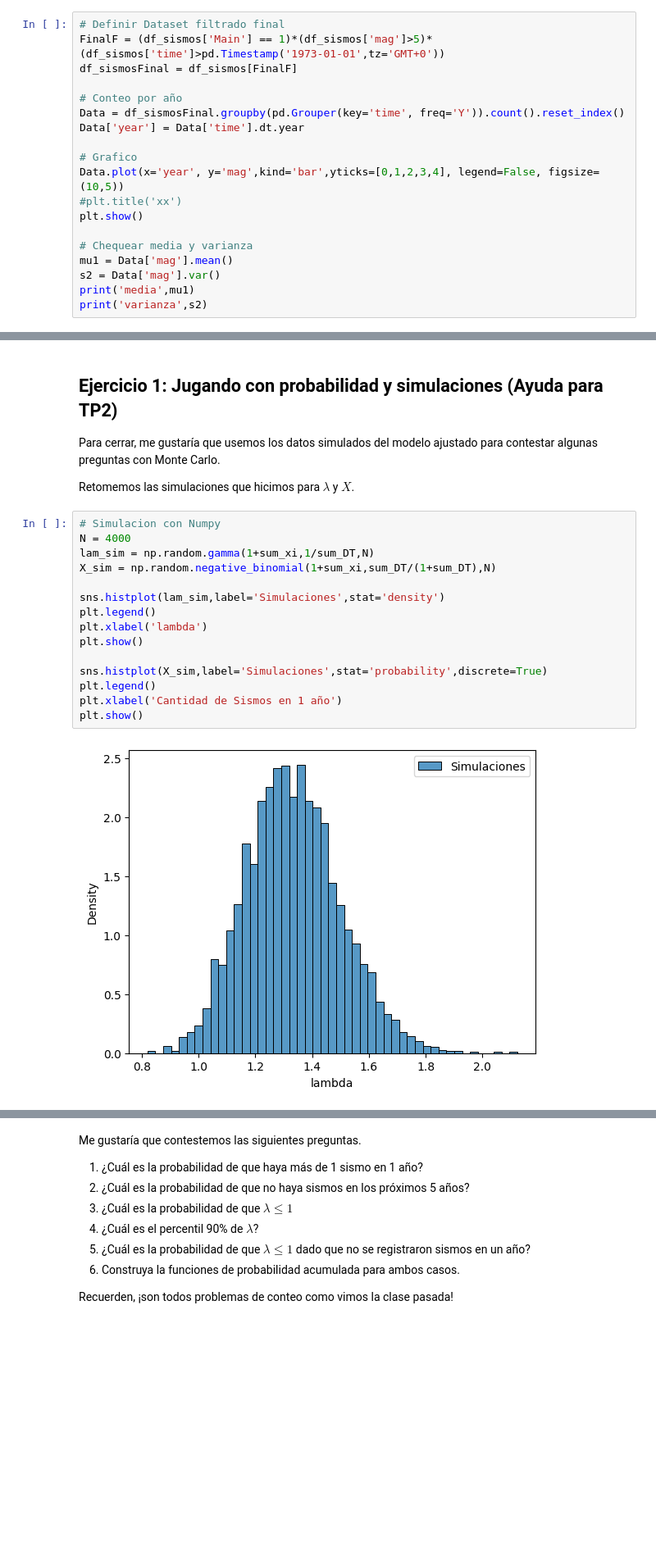
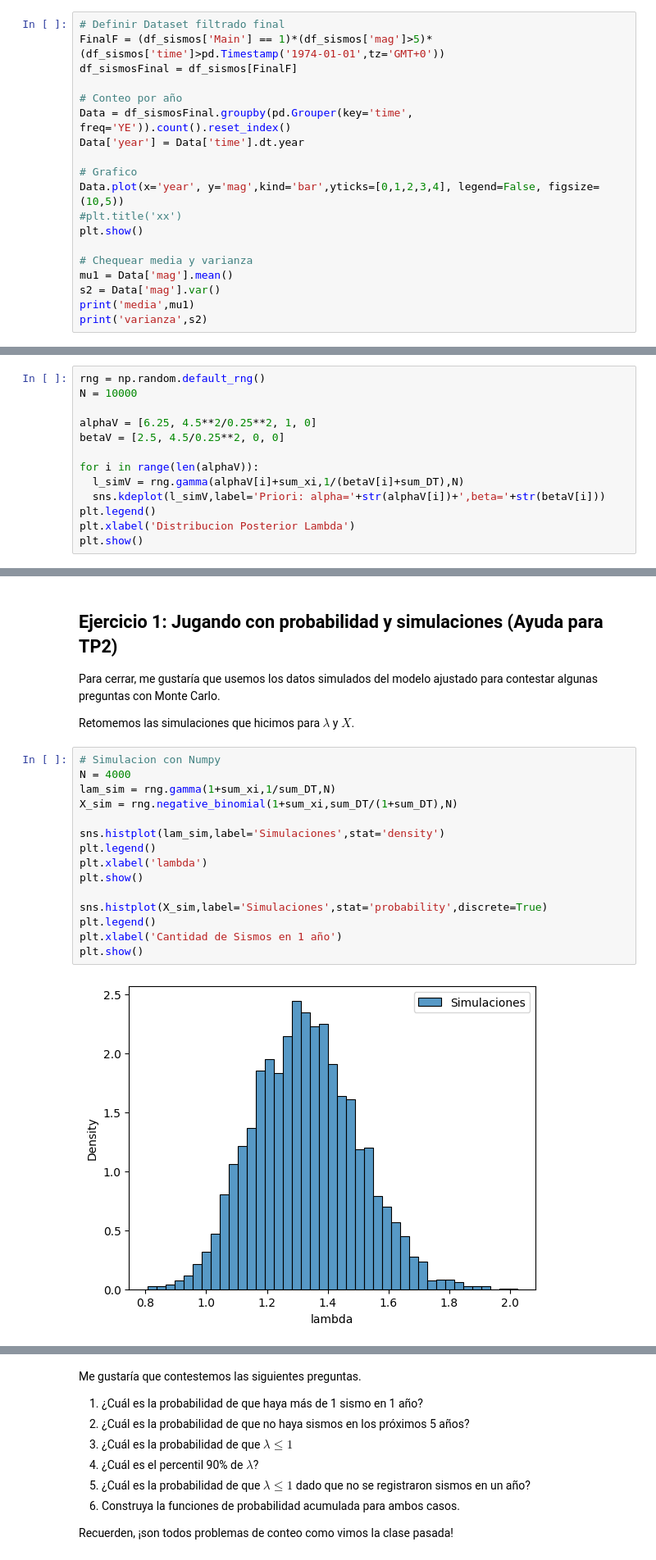
Before and after one commit to mbalbi/ciencia_de_datos, a Jupyter notebook: tps/1c2024/Practica_7_completa.ipynb, the cells around one changed output, grey strips where cells are left out. Shown at 82% size. Saved outputs shown, nothing was run; the diff lists cells and outputs as text; blank space fills up the shorter version.

```diff
--- a/tps/1c2024/Practica_7_completa.ipynb
+++ b/tps/1c2024/Practica_7_completa.ipynb
@@ -229,11 +231,11 @@ for i in range(df_sismos.shape[0]):
       df_sismos.loc[i,'Main'] = 1
 # %%
 # Definir Dataset filtrado final
-FinalF = (df_sismos['Main'] == 1)*(df_sismos['mag']>5)*(df_sismos['time']>pd.Timestamp('1973-01-01',tz='GMT+0'))
+FinalF = (df_sismos['Main'] == 1)*(df_sismos['mag']>5)*(df_sismos['time']>pd.Timestamp('1974-01-01',tz='GMT+0'))
 df_sismosFinal = df_sismos[FinalF]
 
 # Conteo por año
-Data = df_sismosFinal.groupby(pd.Grouper(key='time', freq='Y')).count().reset_index()
+Data = df_sismosFinal.groupby(pd.Grouper(key='time', freq='YE')).count().reset_index()
 Data['year'] = Data['time'].dt.year
 
 # Grafico
@@ -1301,0 +490,13 @@ Como ven entonces, me dio básicamente lo mismo que antes. Así que con esto ya
+# %%
+rng = np.random.default_rng()
+N = 10000
+
+alphaV = [6.25, 4.5**2/0.25**2, 1, 0]
+betaV = [2.5, 4.5/0.25**2, 0, 0]
+
+for i in range(len(alphaV)):
+  l_simV = rng.gamma(alphaV[i]+sum_xi,1/(betaV[i]+sum_DT),N)
+  sns.kdeplot(l_simV,label='Priori: alpha='+str(alphaV[i])+',beta='+str(betaV[i]))
+plt.legend()
+plt.xlabel('Distribucion Posterior Lambda')
+plt.show()
@@ -1308,17 +619,17 @@ Retomemos las simulaciones que hicimos para $\lambda$ y $X$.
 # %%
 # Simulacion con Numpy
 N = 4000
-lam_sim = np.random.gamma(1+sum_xi,1/sum_DT,N)
-X_sim = np.random.negative_binomial(1+sum_xi,sum_DT/(1+sum_DT),N)
+lam_sim = rng.gamma(1+sum_xi,1/sum_DT,N)
+X_sim = rng.negative_binomial(1+sum_xi,sum_DT/(1+sum_DT),N)
 
 sns.histplot(lam_sim,label='Simulaciones',stat='density')
 plt.legend()
 plt.xlabel('lambda')
 plt.show()
 
 sns.histplot(X_sim,label='Simulaciones',stat='probability',discrete=True)
 plt.legend()
 plt.xlabel('Cantidad de Sismos en 1 año')
 plt.show()
 # %% [output]
-[figure, old version]
+[figure, new version]
```
Also changed, not shown: parts of 120 cells of this notebook.
